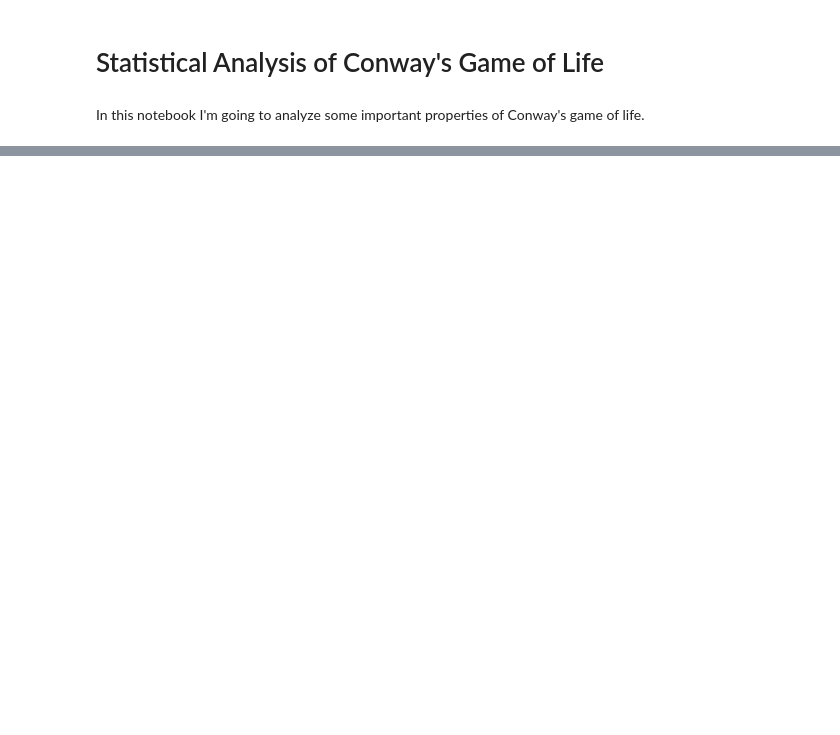
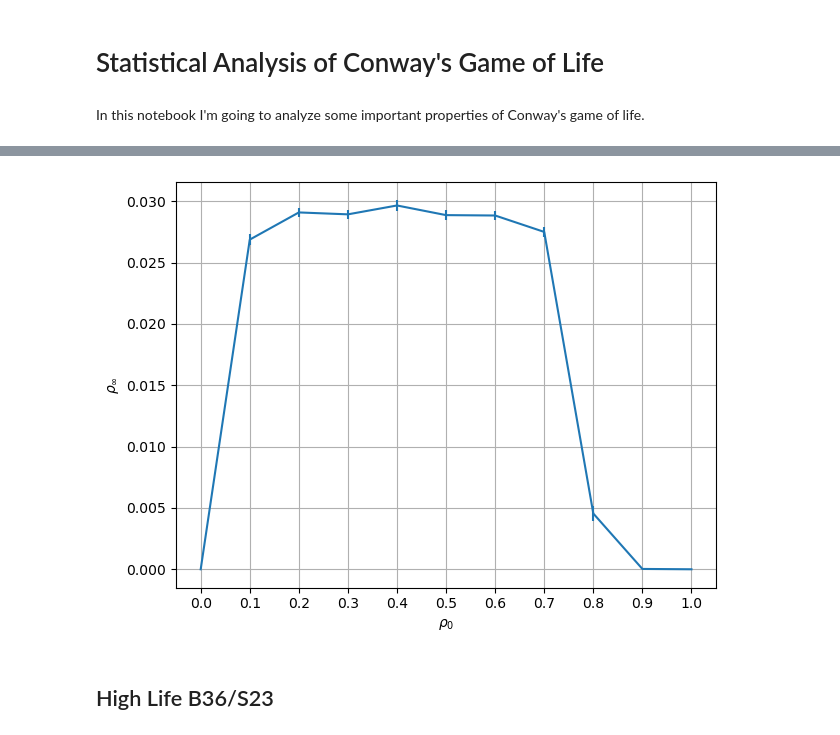
Before and after one commit to sergio-egm/Conway-s-Game-of-Life, a Jupyter notebook: stat/statistics.ipynb, the cells around one changed output, grey strips where cells are left out. Saved outputs shown, nothing was run; the diff lists cells and outputs as text; code cells hidden in the pictures; blank space fills up the shorter version.

```diff
--- a/stat/statistics.ipynb
+++ b/stat/statistics.ipynb
@@ -28,0 +99,20 @@ plt.show()
+# %%
+x = [i/10 for i in range(len(y))]
+
+plt.grid()
+plt.xticks(x)
+
+plt.xlabel(r"$\rho_0$")
+plt.ylabel(r"$\rho_{\infty}$")
+
+plt.errorbar(x , y , yerr = erry)
+
+plt.tight_layout()
+plt.show()
+
+savey = y
+saveerr = erry
+# %% [output]
+[figure, added]
+# %% [markdown]
+## High Life B36/S23
```
Also changed, not shown: parts of 8 cells of this notebook, 6 other files.
